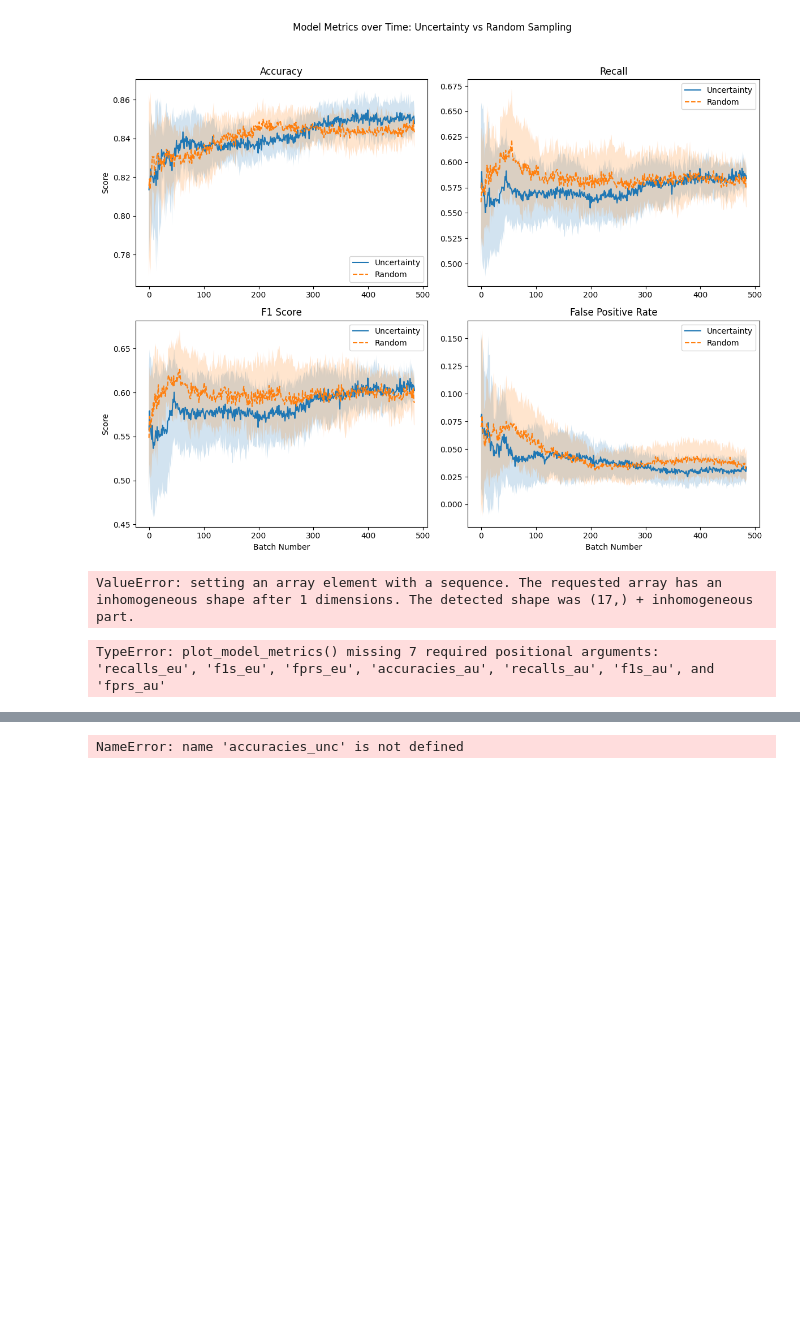
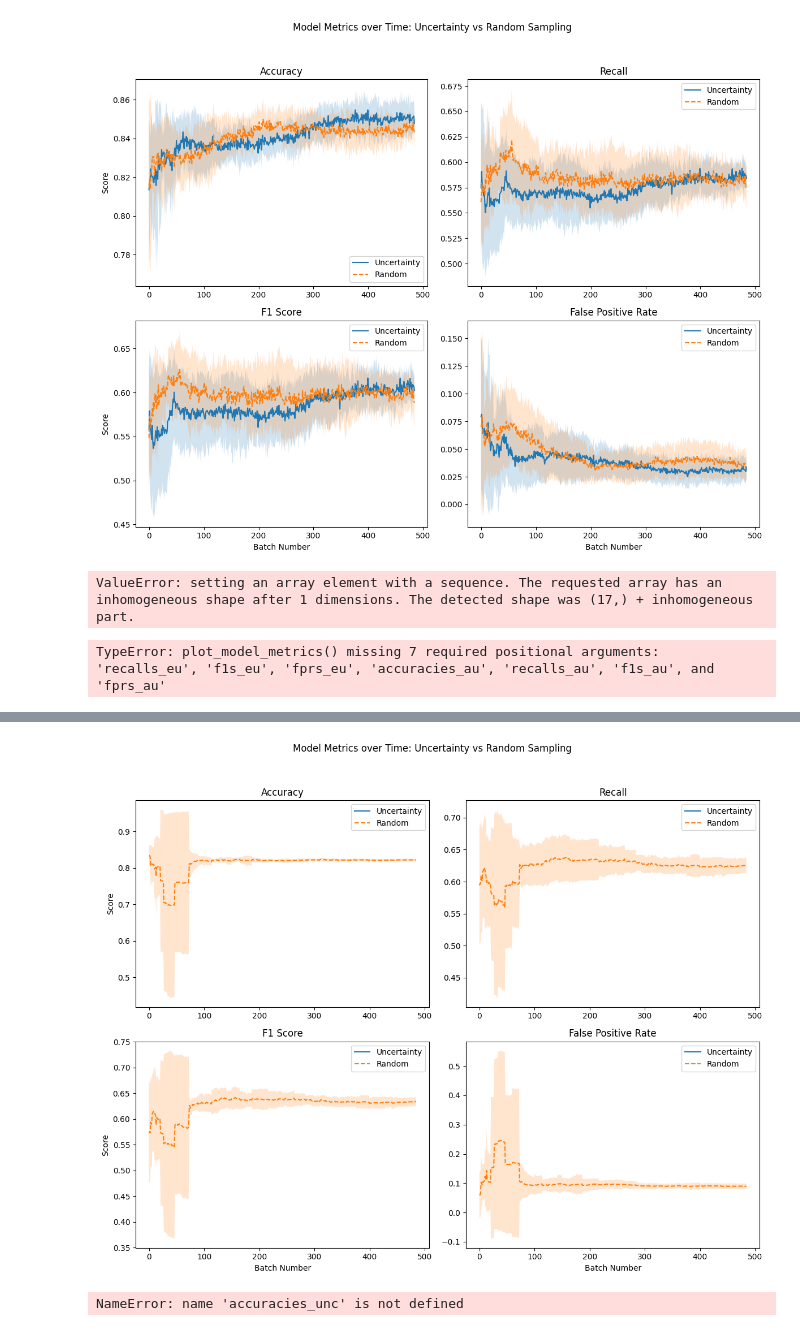
Before and after one commit to lohithsowmiyan/uncert, a Jupyter notebook: test.ipynb, the cells around one changed output, grey strips where cells are left out. Drawn from its saved outputs; the diff is of its cells as text; code cells hidden in the pictures; blank space fills up the shorter version.

Commit message:
naive bayes

```diff
--- a/test.ipynb
+++ b/test.ipynb
@@ -690,3 +690,78 @@ from src.plotting import plot_model_metrics
 plot_model_metrics(accuracies_unc,recalls_unc,f1s_unc,fprs_unc,accuracies_rnd, recalls_rnd,f1s_rnd, fprs_rnd, num_repeats)
 # %% [output]
 TypeError: plot_model_metrics() missing 7 required positional arguments: 'recalls_eu', 'f1s_eu', 'fprs_eu', 'accuracies_au', 'recalls_au', 'f1s_au', and 'fprs_au'
+# %%
+from sklearn.model_selection import train_test_split
+from src.models3 import NBActiveLearner
+from src.models import NaiveBayesModel
+import pandas as pd
+
+data = pd.read_csv('data/table/NASA.csv')
+X = data.drop(columns=['Index','Defect'])
+y = data['Defect']
+
+
+# Split data into training and testing sets (70% train, 30% test)
+X_train, X_test, y_train, y_test = train_test_split(X, y, test_size=0.3, random_state=42)
+train_data = X_train.copy()
+train_data['Defect'] = y_train
+
+test_data = X_test.copy()
+test_data['Defect'] = y_test
+
+
+def wrap_data(X, y):
+    X_list = X.to_numpy().tolist()
+    y_list = y.to_numpy().tolist()
+    return list(zip(X_list, y_list))
+
+
+train_data1 = wrap_data(X_train,y_train)
+test_data1 = wrap_data(X_test,y_test)
+
+
+# print(test_data)
+
+# Initialize and train the model
+
+
+num_repeats = 10
+
+# Initialize lists to hold metrics for each repeat
+accuracies_unc = []
+recalls_unc = []
+f1s_unc = []
+fprs_unc = []
+
+accuracies_rnd = []
+recalls_rnd = []
+f1s_rnd = []
+fprs_rnd = []
+
+# Run the experiment multiple times
+for _ in range(num_repeats):
+    # Train with uncertainty sampling
+    model1 = NBActiveLearner(start=16, stop=500, batch_per=0.0)
+    model1.fit(train_data, test_data)
+    scores_uncertainty = model1.scores
+
+    # Train with random sampling
+    model2 = NaiveBayesModel(start=16, stop=500, batch_per=0.0)
+    model2.fit(train_data1, test_data1, sample="random")
+    scores_random = model2.scores
+
+    # Append metrics for both uncertainty and random sampling
+    accuracies_unc.append([s['accuracy'] for s in scores_uncertainty])
+    recalls_unc.append([s['recall'] for s in scores_uncertainty])
+    f1s_unc.append([s['f1'] for s in scores_uncertainty])
+    fprs_unc.append([s['false_positive_rate'] for s in scores_uncertainty])
+
+    accuracies_rnd.append([s['accuracy'] for s in scores_random])
+    recalls_rnd.append([s['recall'] for s in scores_random])
+    f1s_rnd.append([s['f1'] for s in scores_random])
+    fprs_rnd.append([s['false_positive_rate'] for s in scores_random])
+
+
+from src.plotting import plot_model_metrics
+plot_model_metrics(accuracies_unc,recalls_unc,f1s_unc,fprs_unc,accuracies_rnd, recalls_rnd,f1s_rnd, fprs_rnd, num_repeats)
+# %% [output]
@@ -693,3 +778,4 @@ TypeError: plot_model_metrics() missing 7 required positional arguments: 'recall
+[figure, added]
 # %%
 # %% [output]
 NameError: name 'accuracies_unc' is not defined
```
Also changed, not shown: parts of 1 cell of this notebook, 2 other files.
